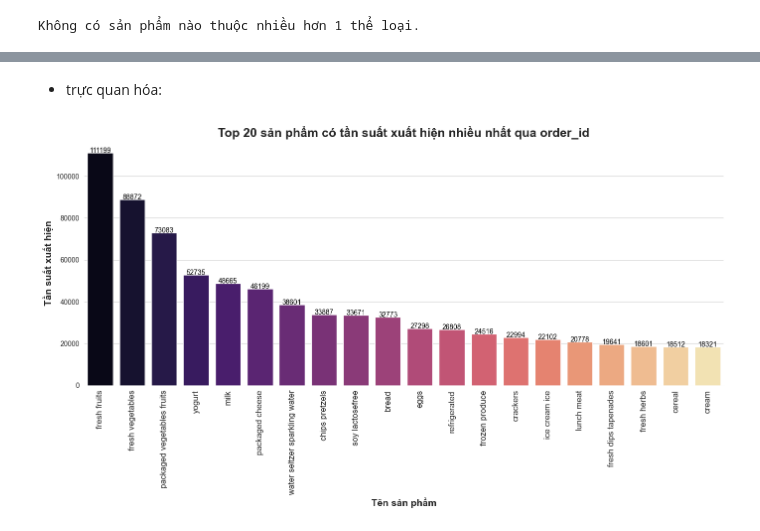
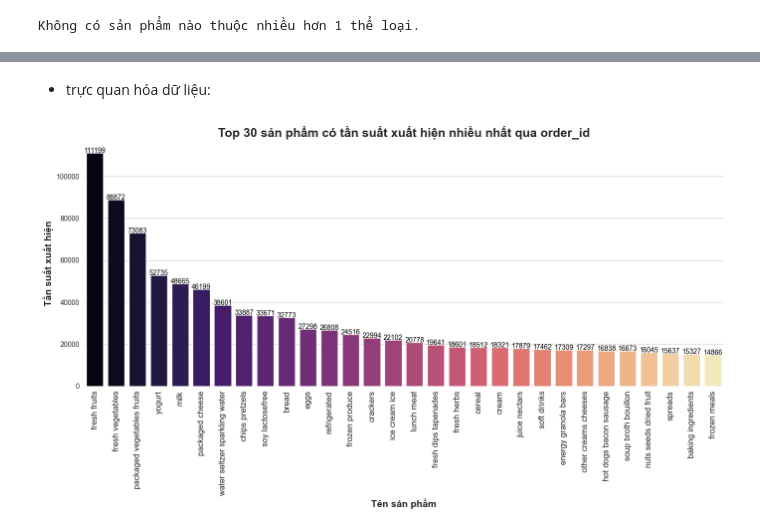
Before and after one commit to honganhss/pythonProject, a Jupyter notebook: Again.ipynb, the cells around one changed output, grey strips where cells are left out. Drawn from its saved outputs; the diff is of its cells as text; code cells hidden in the pictures.

```diff
--- a/Again.ipynb
+++ b/Again.ipynb
@@ -13,11 +53,11 @@
 # %%
 import pandas as pd
 
-data = pd.read_csv('CSVfile/ECommerce_consumer behaviour.csv')
+file_path = 'CSVfile/ECommerce_consumer behaviour.csv'
+data = pd.read_csv(file_path)
 df = data.copy()
-#print(df.head())
+
 # Hiển thị 5 dòng đầu tiên (mặc định)
-# Hiển thị dữ liệu với định dạng Pandas Styler
 df.head().style.set_properties(**{'background-color': 'white', 'color': 'black', 'border-color': 'black'})
 # %% [output]
 |  | order_id | user_id | order_number | order_dow | order_hour_of_day | days_since_prior_order | product_id | ... |
@@ -231,8 +246,7 @@ Số lượng dòng trong tập dữ liệu: 2019501
 # %% [markdown]
-  * trực quan hóa:
+* trực quan hóa dữ liệu:
 # %%
 import os
-import pandas as pd
 import matplotlib.pyplot as plt
 import seaborn as sns
 
@@ -244,37 +258,36 @@ if not os.path.exists(folder_path):
 product_frequency = df.groupby('product_name')['order_id'].nunique()
 
 # Sắp xếp tần suất xuất hiện theo thứ tự giảm dần
-product_frequency = product_frequency.sort_values(ascending=False).head(20)  # Lấy top 20 sản phẩm
+product_frequency = product_frequency.sort_values(ascending=False).head(30)  # Lấy top 20 sản phẩm
 
 # Thiết lập kích thước cho biểu đồ
 plt.figure(figsize=(14, 8))  # Điều chỉnh kích thước cho biểu đồ thanh dọc
 
 # Vẽ biểu đồ thanh dọc (x là tên sản phẩm, y là tần suất xuất hiện)
 ax = sns.barplot(x=product_frequency.index, y=product_frequency.values, hue=product_frequency.index, palette="magma", legend=False)
 
 
 # Thêm giá trị tần suất trực tiếp trên các thanh
 for i, value in enumerate(product_frequency.values):
     ax.text(i, value + 0.5, f'{value}', ha='center', fontsize=10, color='black')
 
 # Thiết lập tiêu đề và nhãn trục với kích thước font lớn hơn
-plt.title("Top 20 sản phẩm có tần suất xuất hiện nhiều nhất qua order_id", fontsize=18, weight='bold')
+plt.title("Top 30 sản phẩm có tần suất xuất hiện nhiều nhất qua order_id", fontsize=18, weight='bold')
 plt.ylabel("Tần suất xuất hiện", fontsize=14, weight='bold')
 plt.xlabel("Tên sản phẩm", fontsize=14, weight='bold')
 
 # Xoay nhãn trục X để dễ đọc hơn (với sản phẩm dài)
 plt.xticks(rotation=90, ha='center', fontsize=12)
 
 # Làm sạch vùng xung quanh biểu đồ để tập trung vào nội dung chính
 sns.despine(left=True, bottom=True)
 
-
 # Hiển thị biểu đồ
 plt.tight_layout()
 plt.savefig(os.path.join(folder_path, 'product_frequency_plot.png'))  # Lưu dưới dạng file PNG
 plt.show()
 # %% [output]
-[figure, old version]
+[figure, new version]
 # %%
 folder_path = 'png'
 if not os.path.exists(folder_path):
```
Also changed, not shown: parts of 48 cells of this notebook.
